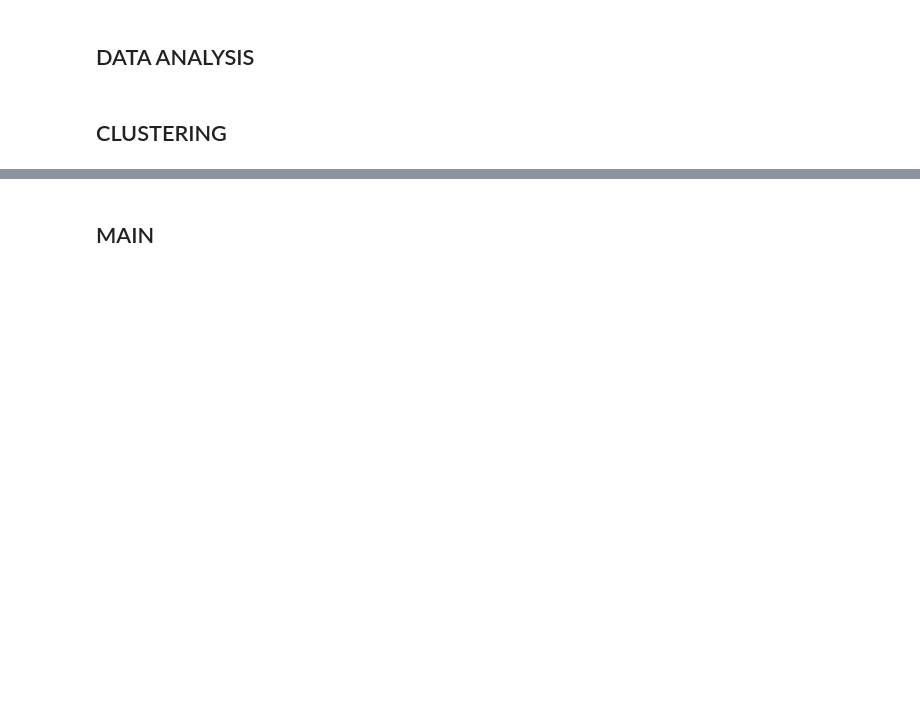
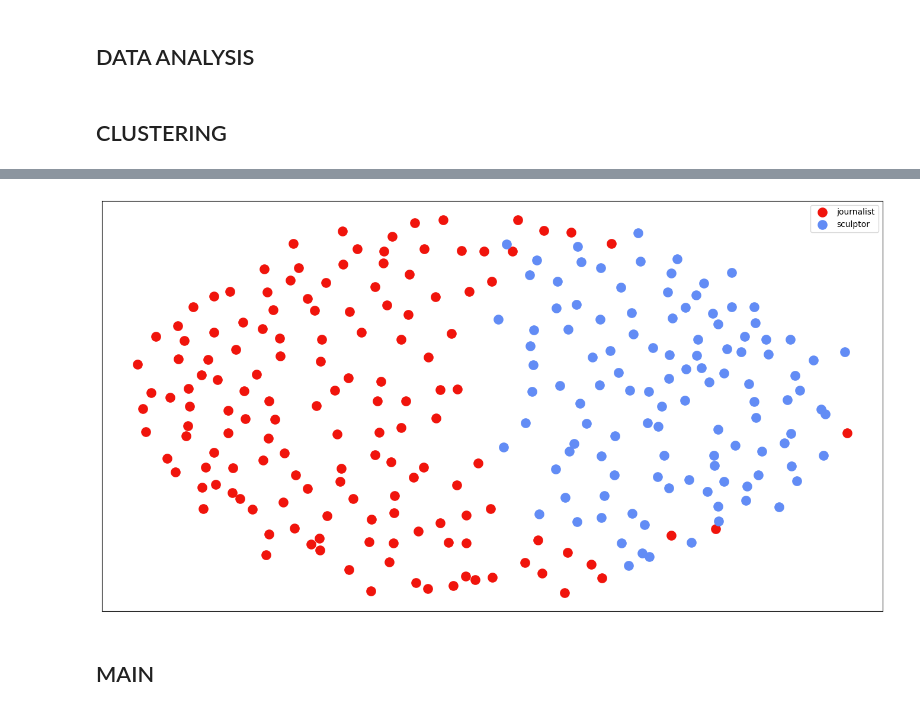
Before and after one commit to marinmss/m1-datascience-project, a Jupyter notebook: src/task1.ipynb, the cells around one changed output, grey strips where cells are left out. Saved outputs shown, nothing was run; the diff lists cells and outputs as text; code cells hidden in the pictures; blank space fills up the shorter version.

Commit message:
update clustering question with Text input

```diff
--- a/src/task1.ipynb
+++ b/src/task1.ipynb
@@ -160,0 +243,5 @@ def vocabulary():
+# %%
+# Defining X and Y
+X = hdf['text']
+Y = hdf['category']
+X.head()
@@ -160,0 +290,7 @@ def vocabulary():
+# %%
+# Kmeans++
+km = KMeans(n_clusters=2, init='k-means++', max_iter=1000, n_init=5, verbose=0, random_state=3425)
+km.fit(tfidf_matrix)
+# cluster assignement (list showing the cluster assigned to each instance)
+predicted_labels = km.labels_
+clusters = predicted_labels.tolist()
@@ -161,3 +407,51 @@ def vocabulary():
+# %%
+#set up colors per clusters using a dict
+# #1b9e77 (green) #d95f02 (orange) #7570b3 (purple) #e7298a (pink)
+cluster_colors = {0: '#f0140c', 1: '#628cf5'}
+
+#set up cluster names using a dict
+cluster_names = {0: 'journalist', 1: 'sculptor'}
+# %%
+#some ipython magic to show the matplotlib plots inline
+%matplotlib inline
+
+#create data frame that has the result of the MDS plus the cluster numbers and titles
+df = pd.DataFrame(dict(x=xs, y=ys, label=clusters))
+
+#group by cluster
+groups = df.groupby('label')
+
+# set up plot
+fig, ax = plt.subplots(figsize=(17, 9)) # set size
+ax.margins(0.05) # Optional, just adds 5% padding to the autoscaling
+
+#iterate through groups to layer the plot
+#note that I use the cluster_name and cluster_color dicts with the 'name' lookup to return the appropriate color/label
+for name, group in groups:
+    ax.plot(group.x, group.y, marker='o', linestyle='', ms=12,
+            label=cluster_names[name],
+            color=cluster_colors[name],
+            mec='none')
+    ax.set_aspect('auto')
+    ax.tick_params(\
+        axis= 'x',          # changes apply to the x-axis
+        which='both',      # both major and minor ticks are affected
+        bottom=False,      # ticks along the bottom edge are off
+        top=False,         # ticks along the top edge are off
+        labelbottom=False)
+    ax.tick_params(\
+        axis= 'y',         # changes apply to the y-axis
+        which='both',      # both major and minor ticks are affected
+        left=False,      # ticks along the bottom edge are off
+        top=False,         # ticks along the top edge are off
+        labelleft=False)
+
+ax.legend(numpoints=1)  #show legend with only 1 point
+
+
+plt.show() #show the plot
+# %% [output]
+[figure, added]
 # %% [markdown]
 ## MAIN #####################################################################################
 # %%
```
Also changed, not shown: parts of 18 cells of this notebook.
